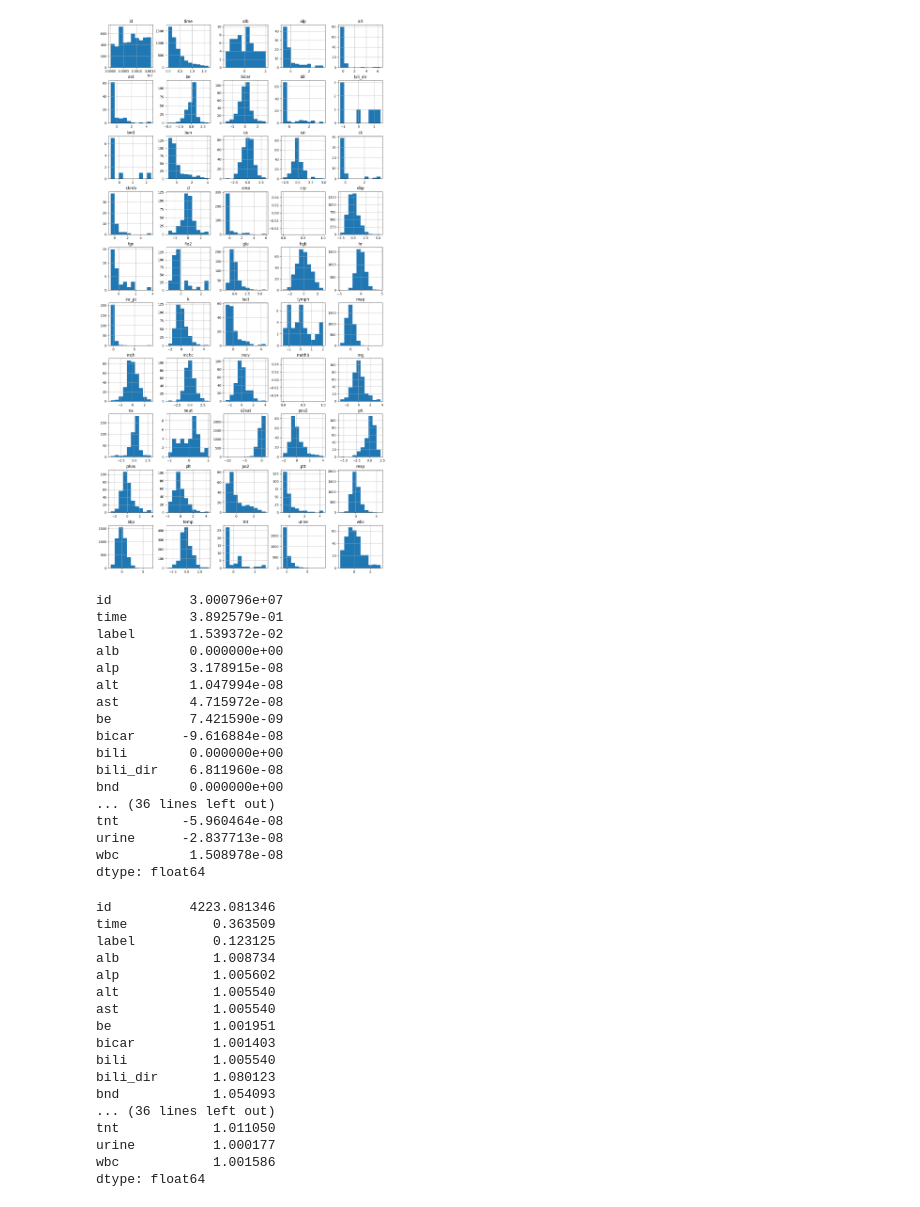
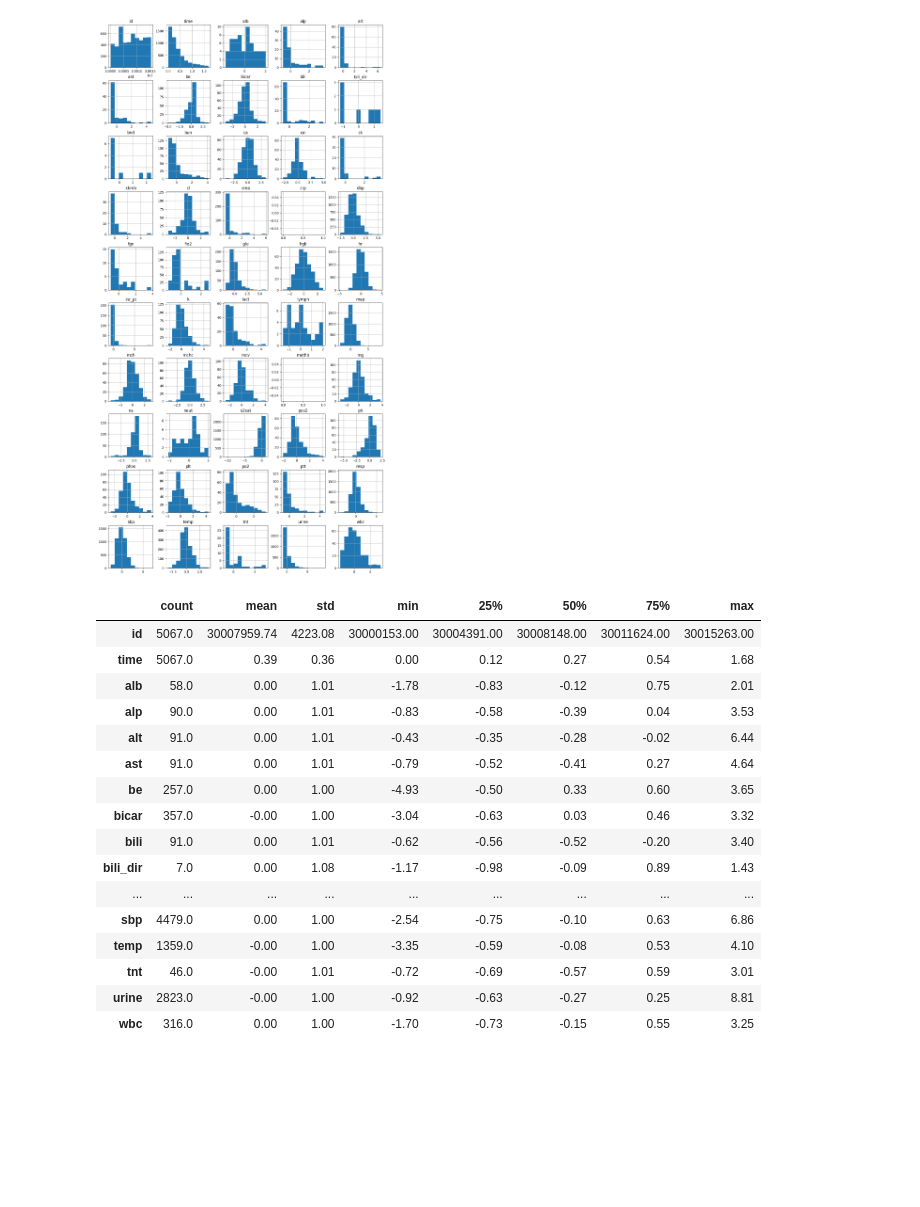
Before and after one commit to joshuawe/sepsis, a Jupyter notebook: data/miiv/preprocess.ipynb, the cells around one changed output. Saved outputs shown, nothing was run; the diff lists cells and outputs as text; code cells hidden in the pictures; blank space fills up the shorter version.

```diff
--- a/data/miiv/preprocess.ipynb
+++ b/data/miiv/preprocess.ipynb
@@ -151,43 +165,23 @@ df = pd.read_parquet(path_preprocessed_data)
 _ = df.hist(figsize=(15, 30), layout=(10,5))
 # %% [output]
 [figure]
-# %%
-df.mean()
-# %% [output]
-id          3.000796e+07
-time        3.892579e-01
-label       1.539372e-02
-alb         0.000000e+00
-alp         3.178915e-08
-alt         1.047994e-08
-ast         4.715972e-08
-be          7.421590e-09
-bicar      -9.616884e-08
-bili        0.000000e+00
-bili_dir    6.811960e-08
-bnd         0.000000e+00
-... (36 lines left out)
-tnt        -5.960464e-08
-urine      -2.837713e-08
-wbc         1.508978e-08
-dtype: float64
-# %%
-df.std()
-# %% [output]
-id          4223.081346
-time           0.363509
-label          0.123125
-alb            1.008734
-alp            1.005602
-alt            1.005540
-ast            1.005540
-be             1.001951
-bicar          1.001403
-bili           1.005540
-bili_dir       1.080123
-bnd            1.054093
-... (36 lines left out)
-tnt            1.011050
-urine          1.000177
-wbc            1.001586
-dtype: float64
+# %%
+df.describe().transpose().round(2)
+# %% [output]
+|  | count | mean | std | min | 25% | 50% | 75% | max |
+| id | 5067.0 | 30007959.74 | 4223.08 | 30000153.00 | 30004391.00 | 30008148.00 | 30011624.00 | 30015263.00 |
+| time | 5067.0 | 0.39 | 0.36 | 0.00 | 0.12 | 0.27 | 0.54 | 1.68 |
+| alb | 58.0 | 0.00 | 1.01 | -1.78 | -0.83 | -0.12 | 0.75 | 2.01 |
+| alp | 90.0 | 0.00 | 1.01 | -0.83 | -0.58 | -0.39 | 0.04 | 3.53 |
+| alt | 91.0 | 0.00 | 1.01 | -0.43 | -0.35 | -0.28 | -0.02 | 6.44 |
+| ast | 91.0 | 0.00 | 1.01 | -0.79 | -0.52 | -0.41 | 0.27 | 4.64 |
+| be | 257.0 | 0.00 | 1.00 | -4.93 | -0.50 | 0.33 | 0.60 | 3.65 |
+| bicar | 357.0 | -0.00 | 1.00 | -3.04 | -0.63 | 0.03 | 0.46 | 3.32 |
+| bili | 91.0 | 0.00 | 1.01 | -0.62 | -0.56 | -0.52 | -0.20 | 3.40 |
+| bili_dir | 7.0 | 0.00 | 1.08 | -1.17 | -0.98 | -0.09 | 0.89 | 1.43 |
+| ... | ... | ... | ... | ... | ... | ... | ... | ... |
+| sbp | 4479.0 | 0.00 | 1.00 | -2.54 | -0.75 | -0.10 | 0.63 | 6.86 |
+| temp | 1359.0 | -0.00 | 1.00 | -3.35 | -0.59 | -0.08 | 0.53 | 4.10 |
+| tnt | 46.0 | -0.00 | 1.01 | -0.72 | -0.69 | -0.57 | 0.59 | 3.01 |
+| urine | 2823.0 | -0.00 | 1.00 | -0.92 | -0.63 | -0.27 | 0.25 | 8.81 |
+| wbc | 316.0 | 0.00 | 1.00 | -1.70 | -0.73 | -0.15 | 0.55 | 3.25 |
```
Also changed, not shown: parts of 3 cells of this notebook, 6 other files.
